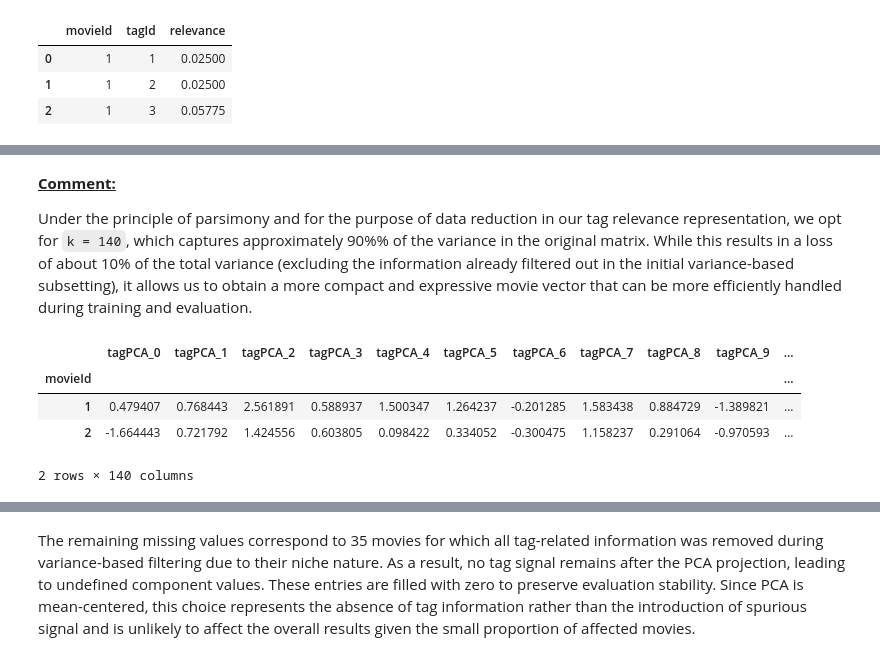
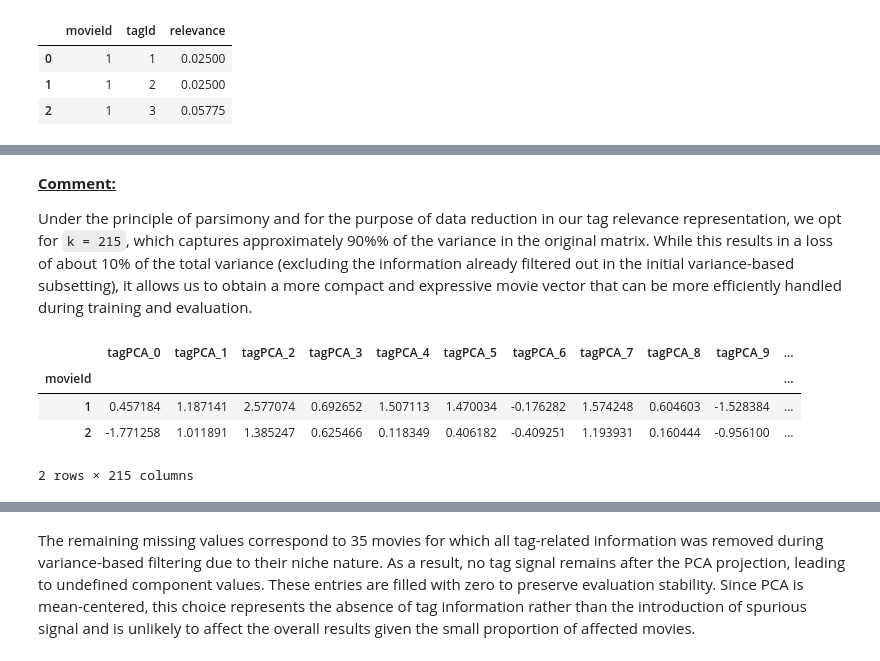
Before and after one commit to Croci-Yuri/Hybrid_Movie_Recommendation_System, a Jupyter notebook: notebooks/05_content_F.ipynb, the cells around one changed output, grey strips where cells are left out. Cells and saved outputs as stored; diff of their text form; code cells hidden in the pictures.

Commit message:
Finally finished

```diff
--- a/notebooks/05_content_F.ipynb
+++ b/notebooks/05_content_F.ipynb
@@ -263,15 +277,22 @@ movie_tag_matrix.head(2)
 # %%
-# Range of k components to test
-k_range = range(1,after_tags+1)
-k_range_progress = after_tags//10
+# Compute PCA on the whole movie_tag_matrix
+pca = PCA(n_components=after_tags, random_state=12)
+pca.fit(movie_tag_matrix)
 
-cumulative_variances = []
+# Compute respective cumulative variances
+cumulative_variances = np.cumsum(pca.explained_variance_ratio_)
+k_range = np.arange(1, after_tags + 1)
 
-# Loop over k values to compute cumulative variance explained
-for k in k_range:
-    pca = PCA(n_components=k)
-    pca.fit(movie_tag_matrix)
-    cumulative_variances.append(np.sum(pca.explained_variance_ratio_))
-    if k % k_range_progress == 0:
-        print(f"Computed PCA for k={k}")
+# Determine optimal number of components for various variance thresholds
+optimal_k_87_5 = np.argmax(cumulative_variances >= 0.875) + 1
+optimal_k_90   = np.argmax(cumulative_variances >= 0.90)  + 1
+optimal_k_95   = np.argmax(cumulative_variances >= 0.95)  + 1
+optimal_k_97_5 = np.argmax(cumulative_variances >= 0.975) + 1
+
+
+# Print optimal k values
+print(f"Optimal k for 87.5% variance: {optimal_k_87_5}")
+print(f"Optimal k for 90% variance: {optimal_k_90}")
+print(f"Optimal k for 95% variance: {optimal_k_95}")
+print(f"Optimal k for 97.5% variance: {optimal_k_97_5}")
 # %% [output]
@@ -328,21 +328,22 @@ plt.show()
 # %% [markdown]
 **<u>Comment:</u>**
 
-Under the principle of parsimony and for the purpose of data reduction in our tag relevance representation, we opt for `k = 140`, which captures approximately 90%% of the variance in the original matrix. While this results in a loss of about 10% of the total variance (excluding the information already filtered out in the initial variance-based subsetting), it allows us to obtain a more compact and expressive movie vector that can be more efficiently handled during training and evaluation.
+Under the principle of parsimony and for the purpose of data reduction in our tag relevance representation, we opt for `k = 215`, which captures approximately 90%% of the variance in the original matrix. While this results in a loss of about 10% of the total variance (excluding the information already filtered out in the initial variance-based subsetting), it allows us to obtain a more compact and expressive movie vector that can be more efficiently handled during training and evaluation.
 # %%
-# Save reduced-matrix with optimal k=140
-pca_final = PCA(n_components=140)
-reduced_matrix = pca_final.fit_transform(movie_tag_matrix)
+# Extract first 215 principal component
+reduced_matrix = pca.transform(movie_tag_matrix)[:, :215]
 
 # Create DataFrame for reduced matrix with appropriate column names
-reduced_matrix_df = pd.DataFrame(reduced_matrix,
-                                 index=movie_tag_matrix.index,
-                                 columns=[f'tagPCA_{i}' for i in range(reduced_matrix.shape[1])])
+reduced_matrix_df = pd.DataFrame(
+    reduced_matrix,
+    index=movie_tag_matrix.index,
+    columns=[f'tagPCA_{i}' for i in range(215)]
+)
 
 reduced_matrix_df.head(2)
 # %% [output]
 |  | tagPCA_0 | tagPCA_1 | tagPCA_2 | tagPCA_3 | tagPCA_4 | tagPCA_5 | tagPCA_6 | tagPCA_7 | tagPCA_8 | tagPCA_9 | ... |
 | movieId |  |  |  |  |  |  |  |  |  |  | ... |
-| 1 | 0.479407 | 0.768443 | 2.561891 | 0.588937 | 1.500347 | 1.264237 | -0.201285 | 1.583438 | 0.884729 | -1.389821 | ... |
-| 2 | -1.664443 | 0.721792 | 1.424556 | 0.603805 | 0.098422 | 0.334052 | -0.300475 | 1.158237 | 0.291064 | -0.970593 | ... |
+| 1 | 0.457184 | 1.187141 | 2.577074 | 0.692652 | 1.507113 | 1.470034 | -0.176282 | 1.574248 | 0.604603 | -1.528384 | ... |
+| 2 | -1.771258 | 1.011891 | 1.385247 | 0.625466 | 0.118349 | 0.406182 | -0.409251 | 1.193931 | 0.160444 | -0.956100 | ... |
-2 rows × 140 columns
+2 rows × 215 columns
```
Also changed, not shown: parts of 35 cells of this notebook, 16 other files.
